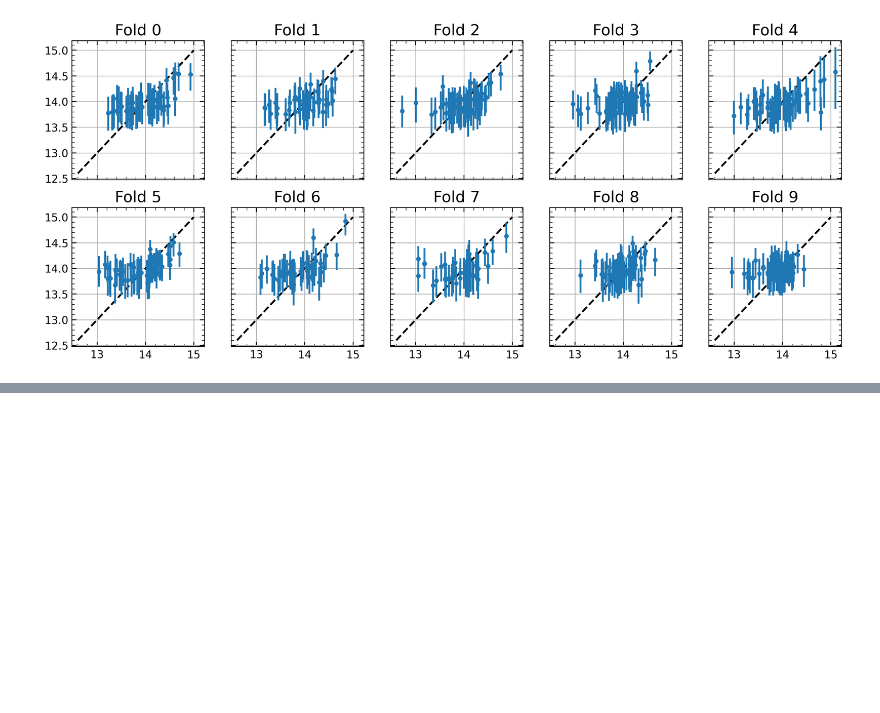
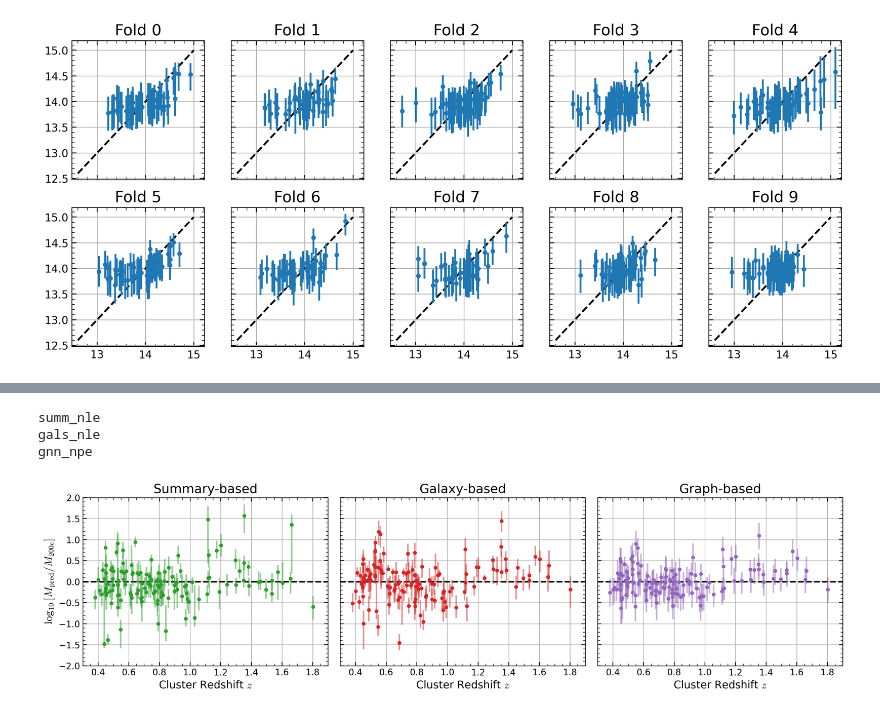
Before and after one commit to maho3/cl-ml-euclid, a Jupyter notebook: pres.ipynb, the cells around one changed output, grey strips where cells are left out. Drawn from its saved outputs; the diff is of its cells as text; code cells hidden in the pictures; blank space fills up the shorter version.

```diff
--- a/pres.ipynb
+++ b/pres.ipynb
@@ -312,0 +402,80 @@ gnn_npe
+# %%
+# load additional cluster metadata
+data = pd.read_csv(
+    'data/raw/deep_all_AMICO.dat', delimiter=' ', index_col=False,
+    skipinitialspace=True)
+data = pd.DataFrame(
+    data.iloc[1:,:-1].values, columns=data.columns[1:]).reset_index(drop=True)
+data['Cl_id'] = data['Cl_id'].astype(int)
+data.set_index('Cl_id', inplace=True)
+# %%
+d = 'dC50'
+# Nsamp = 100
+
+datadir = f'./data/processed/AMICO{d}'
+ids = np.load(join(datadir, 'ids_batch.npy'), allow_pickle=True)
+Ngal = np.load(join(datadir, 'x_batch.npy'), allow_pickle=True)
+Ngal = np.log10(list(map(len, Ngal)))
+theta = np.load(join(datadir, 'theta_batch.npy'), allow_pickle=True)
+folds = np.load(join(datadir, 'folds_batch.npy'), allow_pickle=True)
+
+# theta_mask = np.random.choice(theta[:,0], Nsamp, replace=False)
+
+
+f, axs = plt.subplots(1, len(models), figsize=(len(models)*6, 4), sharex=True, sharey=True,
+                      gridspec_kw={'wspace': 0.05, 'hspace': 0.05})
+for j, m in enumerate(models):
+    print(m)
+    ax = axs[j]
+
+    p_, t_, n_, i_ = [], [], [], []
+    for i in range(Nfolds):
+
+        if m in ['msig', 'Pamico']:
+            continue
+        else:
+            modeldir = f'./saved_models/{m}_{d}_f{i}'
+            if not os.path.exists(join(modeldir, 'posterior_samples.npy')):
+                continue
+            samps = np.load(join(modeldir, 'posterior_samples.npy'), allow_pickle=True)
+            theta_fold = theta[folds == i]
+            perc_fold = np.percentile(samps, [16, 50, 84], axis=0)[...,0].T
+            Ngal_fold = Ngal[folds == i]
+        p_.append(perc_fold)
+        t_.append(theta_fold)
+        n_.append(Ngal_fold)
+        i_.append(ids[folds == i])
+
+    p_ = np.concatenate(p_, axis=0)
+    t_ = np.concatenate(t_, axis=0)
+    n_ = np.concatenate(n_, axis=0)
+    i_ = np.concatenate(i_, axis=0)
+
+    # only plot a subset of the points
+    mask = np.isin(t_[:,0], theta_mask)
+    p_ = p_[mask]
+    t_ = t_[mask]
+    n_ = n_[mask]
+    i_ = i_[mask]
+
+    # get redshifts
+    z_ = data['zctrue'].drop_duplicates().loc[i_]
+
+    # calculate error
+    p_ -= t_
+
+    ax.plot([0.3,2], [0,0], 'k--')
+    ax.errorbar(z_, p_[:, 1], yerr=[p_[:, 1]-p_[:, 0], p_[:, 2]-p_[:, 1]],
+                fmt='o', ms=4, color=f'C{j+2}', alpha=0.5)
+    ax.plot(z_, p_[:, 1], 'o', ms=4, color=f'C{j+2}')
+    ax.set_title(titles[m])
+    ax.set_xlabel(r'Cluster Redshift $z$')
+    ax.set_xlim(0.3, 1.9)
+    ax.set_ylim(-2,2)
+    if j == 0:
+        ax.set_ylabel(r'$\log_{10}\left[M_{\rm pred}/M_{\rm 200c}\right]$')
+# %% [output]
+summ_nle
+gals_nle
+gnn_npe
+[figure, added]
```
Also changed, not shown: parts of 6 cells of this notebook, 1 other file.
